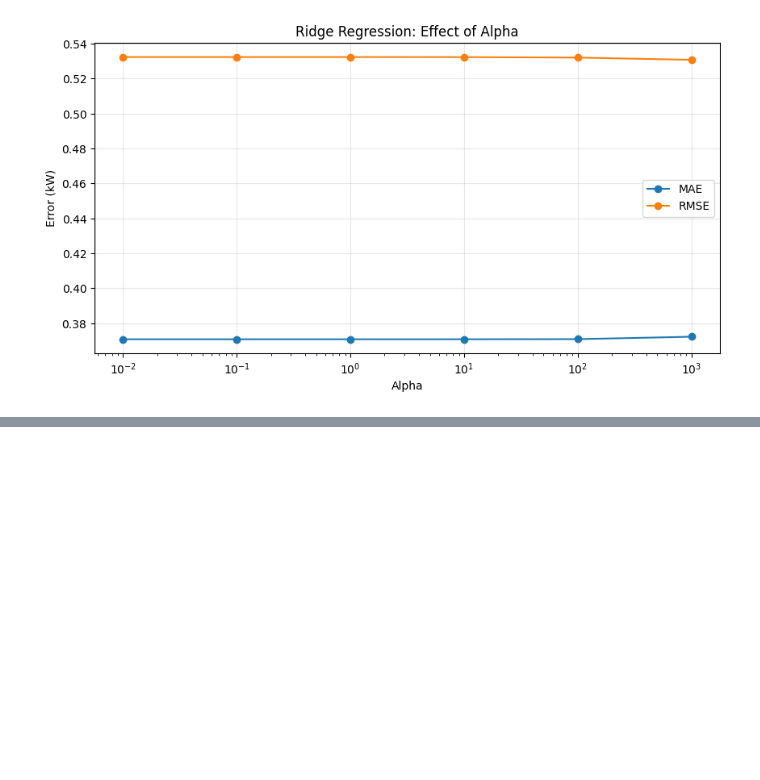
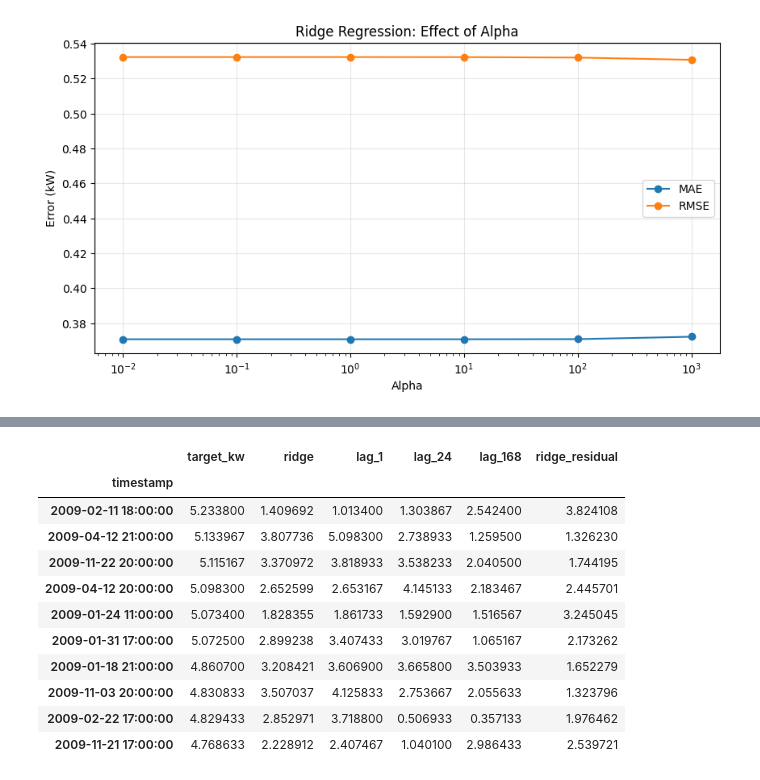
Before and after one commit to akeight/gridpulse, a Jupyter notebook: notebooks/ridge_regression.ipynb, the cells around one changed output, grey strips where cells are left out. Cells and saved outputs as stored; diff of their text form; code cells hidden in the pictures; blank space fills up the shorter version.

```diff
--- a/notebooks/ridge_regression.ipynb
+++ b/notebooks/ridge_regression.ipynb
@@ -638,0 +646,37 @@ plt.show()
+# %%
+peak_analysis = comparison.copy()
+
+# Calculate signed residuals
+peak_analysis["ridge_residual"] = (
+    peak_analysis["target_kw"] -
+    peak_analysis["ridge"]
+)
+
+# Select the 10 highest actual demand observations
+top_10_peaks = peak_analysis.nlargest(
+    10, "target_kw"
+)
+
+top_10_peaks[
+    [
+        "target_kw",
+        "ridge",
+        "lag_1",
+        "lag_24",
+        "lag_168",
+        "ridge_residual"
+    ]
+]
+# %% [output]
+|  | target_kw | ridge | lag_1 | lag_24 | lag_168 | ridge_residual |
+| timestamp |  |  |  |  |  |  |
+| 2009-02-11 18:00:00 | 5.233800 | 1.409692 | 1.013400 | 1.303867 | 2.542400 | 3.824108 |
+| 2009-04-12 21:00:00 | 5.133967 | 3.807736 | 5.098300 | 2.738933 | 1.259500 | 1.326230 |
+| 2009-11-22 20:00:00 | 5.115167 | 3.370972 | 3.818933 | 3.538233 | 2.040500 | 1.744195 |
+| 2009-04-12 20:00:00 | 5.098300 | 2.652599 | 2.653167 | 4.145133 | 2.183467 | 2.445701 |
+| 2009-01-24 11:00:00 | 5.073400 | 1.828355 | 1.861733 | 1.592900 | 1.516567 | 3.245045 |
+| 2009-01-31 17:00:00 | 5.072500 | 2.899238 | 3.407433 | 3.019767 | 1.065167 | 2.173262 |
+| 2009-01-18 21:00:00 | 4.860700 | 3.208421 | 3.606900 | 3.665800 | 3.503933 | 1.652279 |
+| 2009-11-03 20:00:00 | 4.830833 | 3.507037 | 4.125833 | 2.753667 | 2.055633 | 1.323796 |
+| 2009-02-22 17:00:00 | 4.829433 | 2.852971 | 3.718800 | 0.506933 | 0.357133 | 1.976462 |
+| 2009-11-21 17:00:00 | 4.768633 | 2.228912 | 2.407467 | 1.040100 | 2.986433 | 2.539721 |
```
Also changed, not shown: parts of 13 cells of this notebook, 1 other file.
